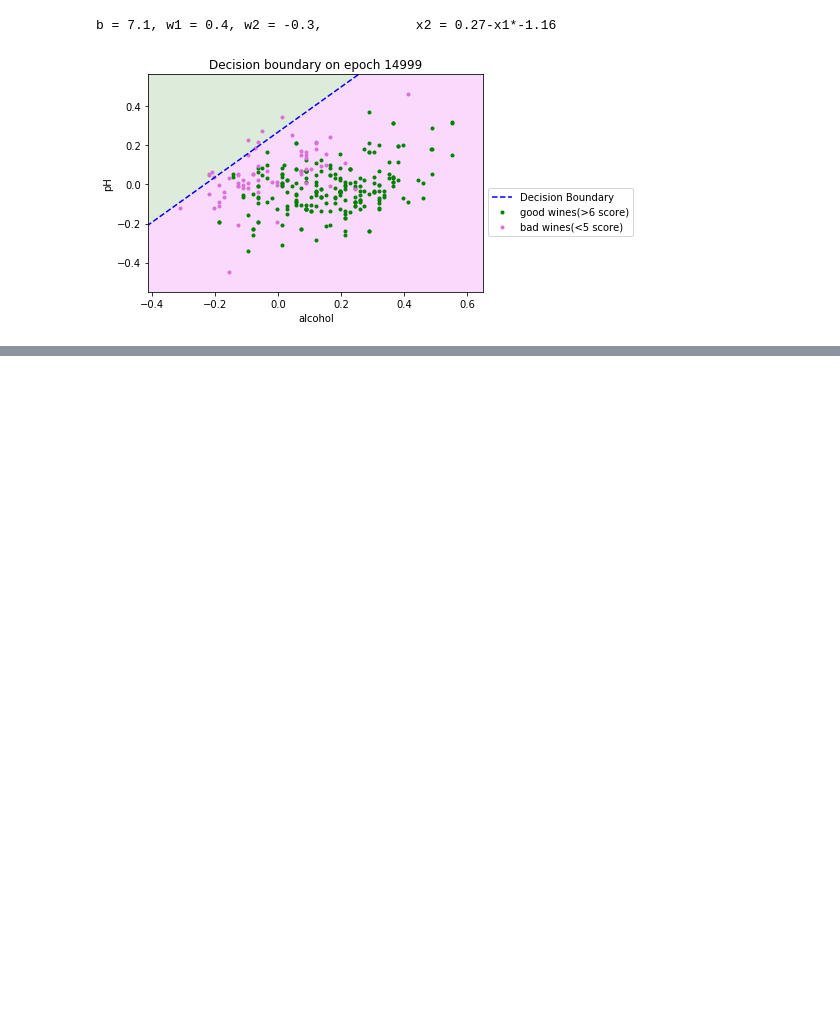
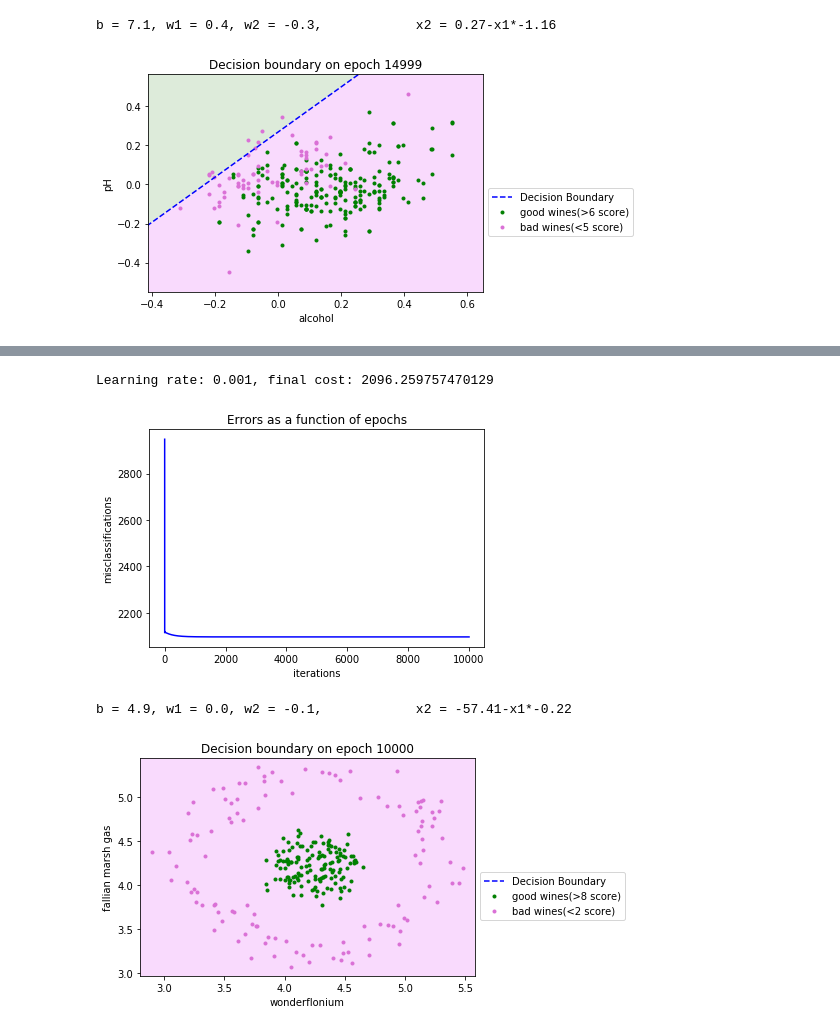
Before and after one commit to tsergien/sommelier, a Jupyter notebook: perceptron.ipynb, the cells around one changed output, grey strips where cells are left out. Drawn from its saved outputs; the diff is of its cells as text; code cells hidden in the pictures; blank space fills up the shorter version.

```diff
--- a/perceptron.ipynb
+++ b/perceptron.ipynb
@@ -401,0 +486,11 @@ b = 9.9, w1 = -3.8, w2 = 0.8,            x2 = -3.63-x1*-4.73
+# %%
+# V.6
+
+df = pd.read_csv("resources/Pan Galactic Gargle Blaster.csv", sep=";")
+
+prepare_data_and_train_ada(df, 0.001, ['wonderflonium', 'fallian marsh gas'], [1, 9], 10000, )
+# %% [output]
+Learning rate: 0.001, final cost: 2096.259757470129
+[figure, added]
+b = 4.9, w1 = 0.0, w2 = -0.1,            x2 = -57.41-x1*-0.22
+[figure, added]
```
Also changed, not shown: parts of 4 cells of this notebook.
